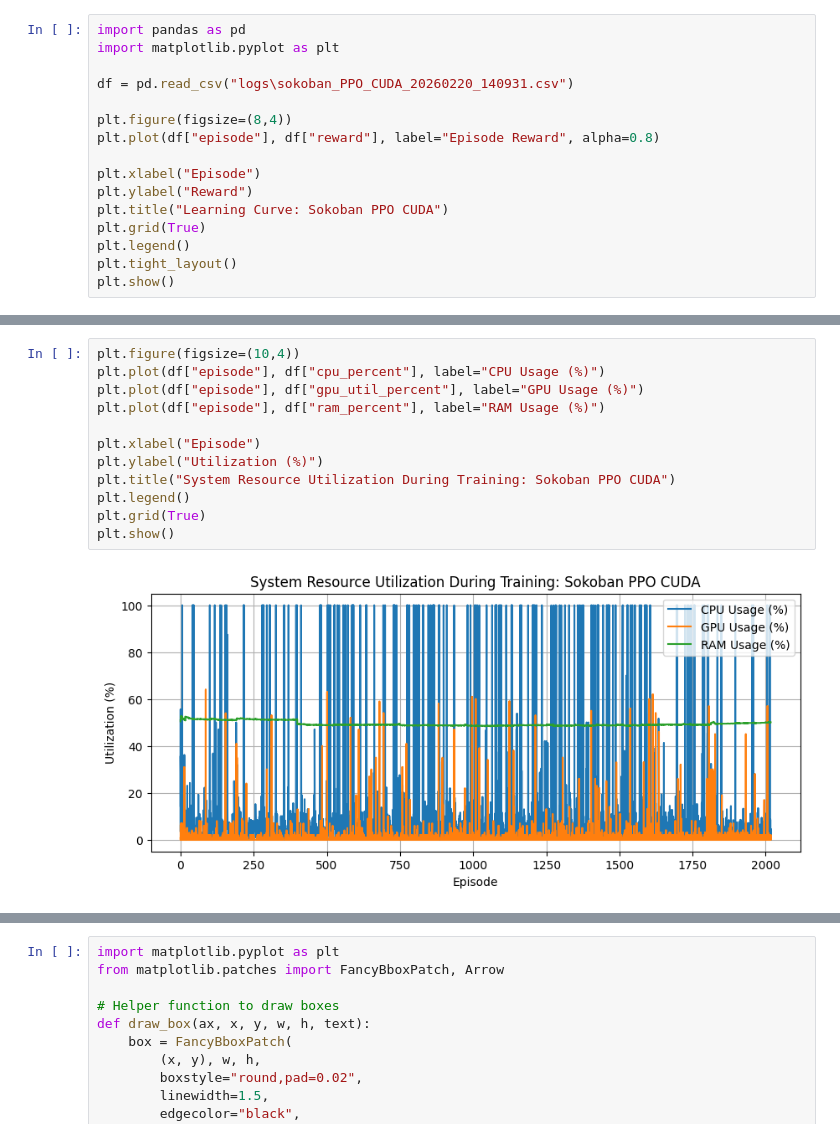
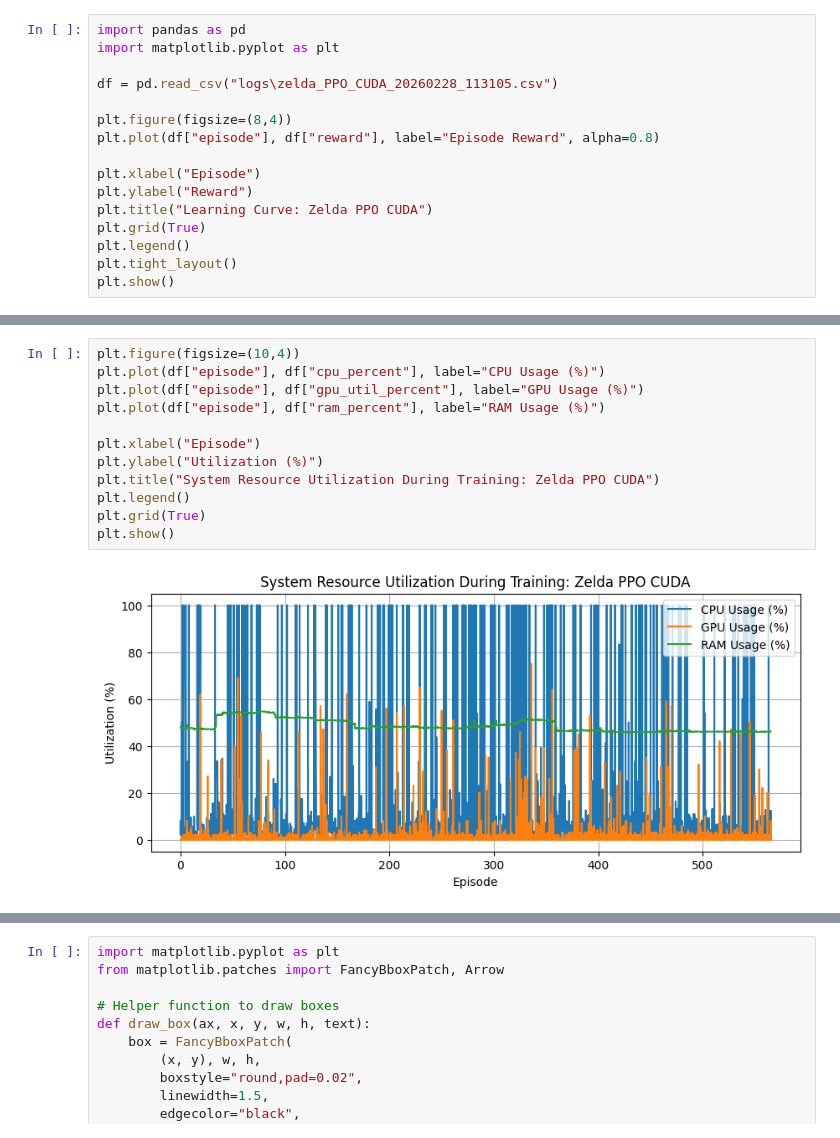
Before and after one commit to Red1-Rahman/RAPCG-MetaRL, a Jupyter notebook: graph.ipynb, the cells around one changed output, grey strips where cells are left out. Saved outputs shown, nothing was run; the diff lists cells and outputs as text.

```diff
--- a/graph.ipynb
+++ b/graph.ipynb
@@ -14,14 +14,14 @@ Index(['episode', 'step', 'reward', 'timestamp', 'cpu_percent', 'ram_percent',
 import pandas as pd
 import matplotlib.pyplot as plt
 
-df = pd.read_csv("logs\sokoban_PPO_CUDA_20260220_140931.csv")
+df = pd.read_csv("logs\zelda_PPO_CUDA_20260228_113105.csv")
 
 plt.figure(figsize=(8,4))
 plt.plot(df["episode"], df["reward"], label="Episode Reward", alpha=0.8)
 
 plt.xlabel("Episode")
 plt.ylabel("Reward")
-plt.title("Learning Curve: Sokoban PPO CUDA")
+plt.title("Learning Curve: Zelda PPO CUDA")
 plt.grid(True)
 plt.legend()
 plt.tight_layout()
@@ -46,17 +46,17 @@ plt.show()
 # %%
 plt.figure(figsize=(10,4))
 plt.plot(df["episode"], df["cpu_percent"], label="CPU Usage (%)")
 plt.plot(df["episode"], df["gpu_util_percent"], label="GPU Usage (%)")
 plt.plot(df["episode"], df["ram_percent"], label="RAM Usage (%)")
 
 plt.xlabel("Episode")
 plt.ylabel("Utilization (%)")
-plt.title("System Resource Utilization During Training: Sokoban PPO CUDA")
+plt.title("System Resource Utilization During Training: Zelda PPO CUDA")
 plt.legend()
 plt.grid(True)
 plt.show()
 # %% [output]
-[figure, old version]
+[figure, new version]
 # %%
 plt.figure(figsize=(8,4))
 plt.plot(df["episode"], df["penalty_total_penalty"], label="Total Penalty")
```
Also changed, not shown: parts of 5 cells of this notebook, 8 other files.
